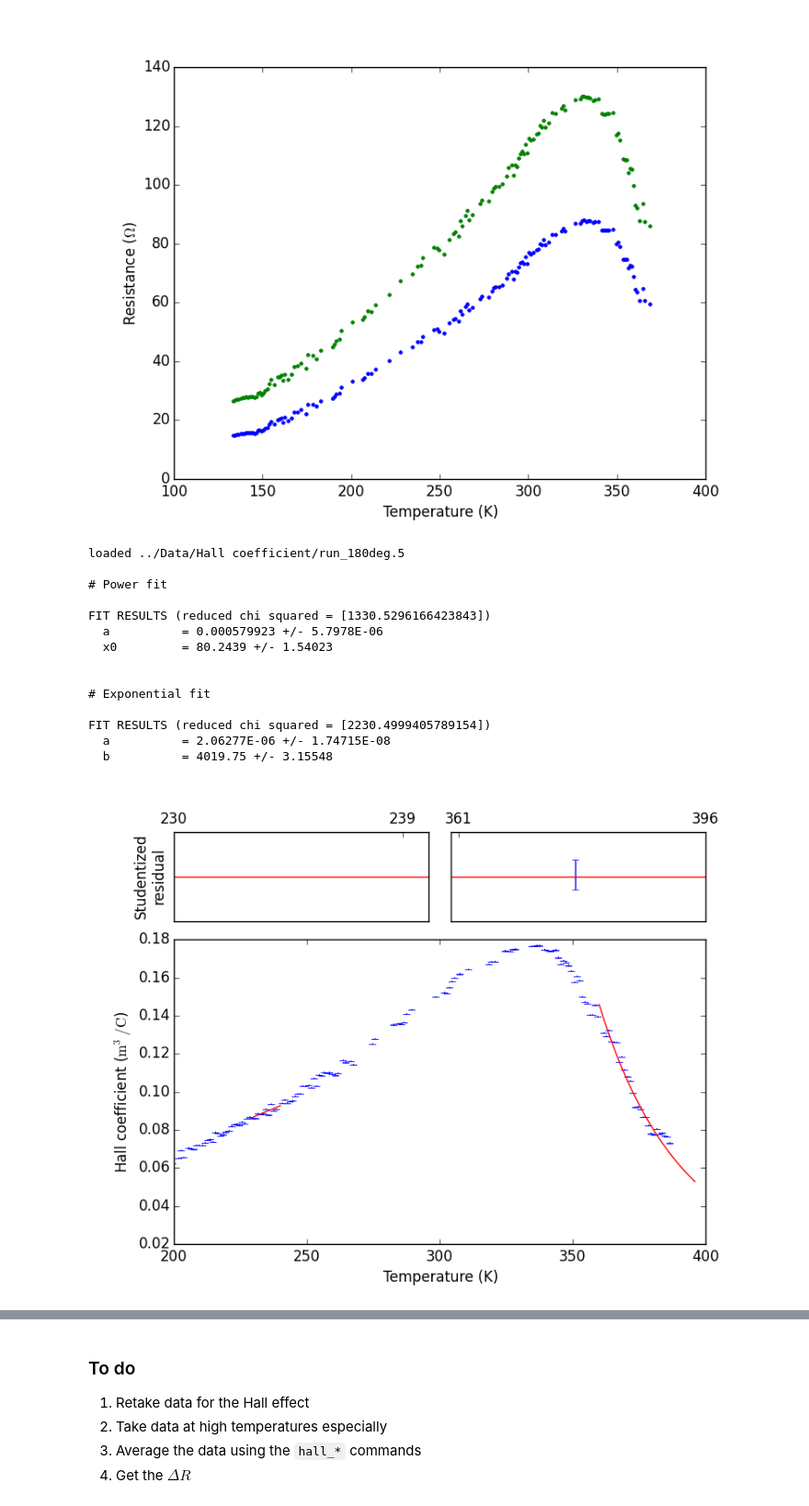
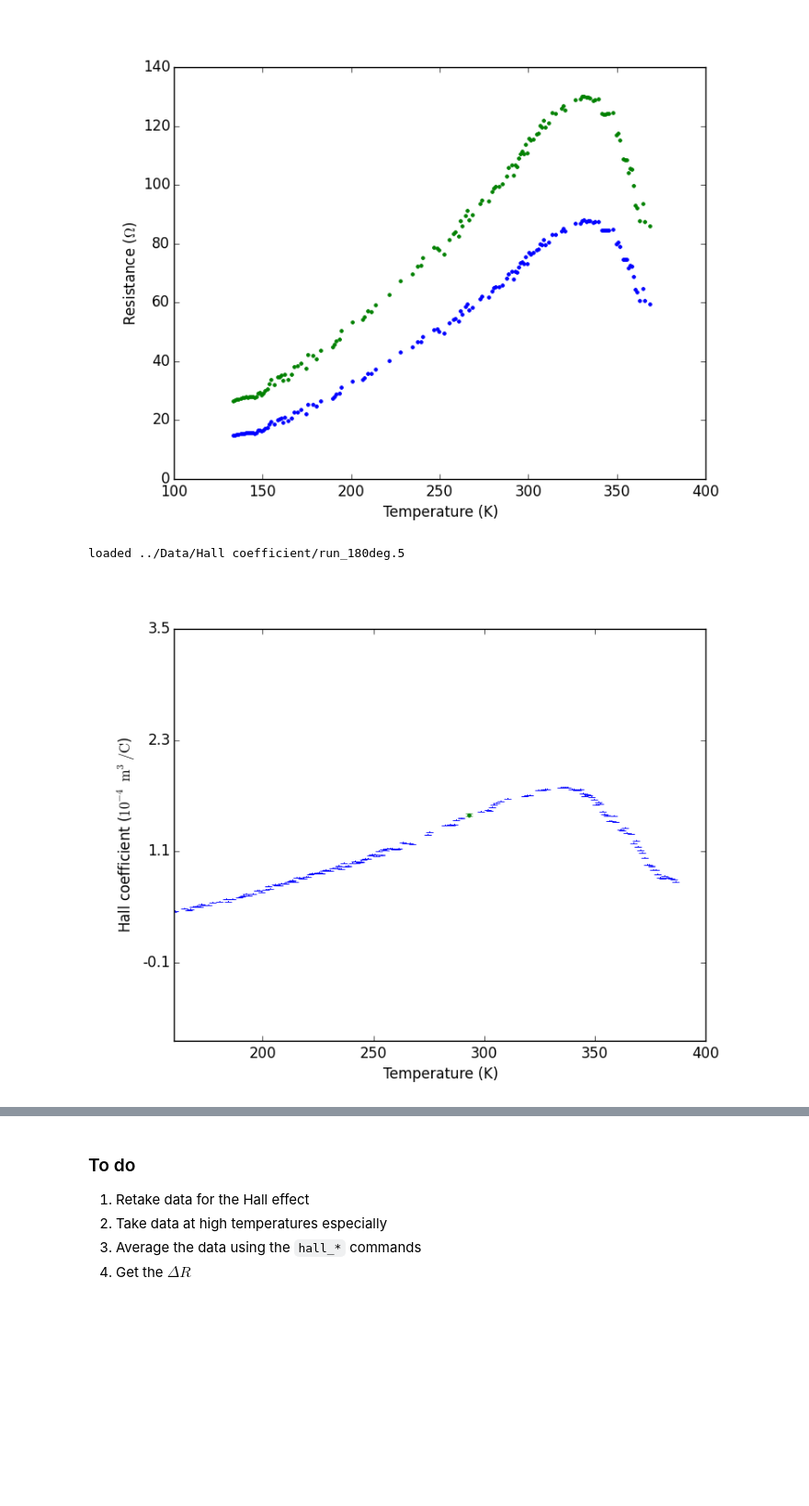
Before and after one commit to ejetzer/hall, a Jupyter notebook: Outline/Lab Outline.ipynb, the cells around one changed output, grey strips where cells are left out. Shown at 92% size. Cells and saved outputs as stored; diff of their text form; code cells hidden in the pictures; blank space fills up the shorter version.

Commit message:
Improved Hall coefficient analysis.

```diff
--- a/Outline/Lab Outline.ipynb
+++ b/Outline/Lab Outline.ipynb
@@ -503,33 +503,20 @@ loaded ../Data/Hall coefficient/run_360deg.6
 # %%
 reload(Hall_coefficient)
 reload(RvsT)
 
 # The data we want is in files 5 and 6
 data_files = ['../Data/Hall coefficient/run_180deg.5']
 a, b, c, d = 230, 240, 360, 396
 # Guess parameters for power fit:
 pguess = (1, 200)
 # Guess parameters for exp fit:
 eguess = (1e4, 1) # The second parameter is actually guessed at again in RvsT
-fits = Hall_coefficient.main(data_files, a, b, c, d, pguess, eguess, cold_errs[4], hot_errs[4], outfile='V5')
-RvsT.print_results(fits)
+fits = Hall_coefficient.main(data_files, a, b, c, d, pguess, eguess, cold_errs[4], hot_errs[4], outfile='V5',
+                            B=avg_field)
 Image('../Graphs/Hall/V5.png')
 # %% [output]
 loaded ../Data/Hall coefficient/run_180deg.5
-
-# Power fit
-
-FIT RESULTS (reduced chi squared = [1330.5296166423843])
-  a          = 0.000579923 +/- 5.7978E-06
-  x0         = 80.2439 +/- 1.54023
-
-
-# Exponential fit
-
-FIT RESULTS (reduced chi squared = [2230.4999405789154])
-  a          = 2.06277E-06 +/- 1.74715E-08
-  b          = 4019.75 +/- 3.15548
-[figure, old version]
+[figure, new version]
 # %%
 reload(Hall_coefficient)
 reload(RvsT)
```
Also changed, not shown: parts of 5 cells of this notebook, 6 other files.
